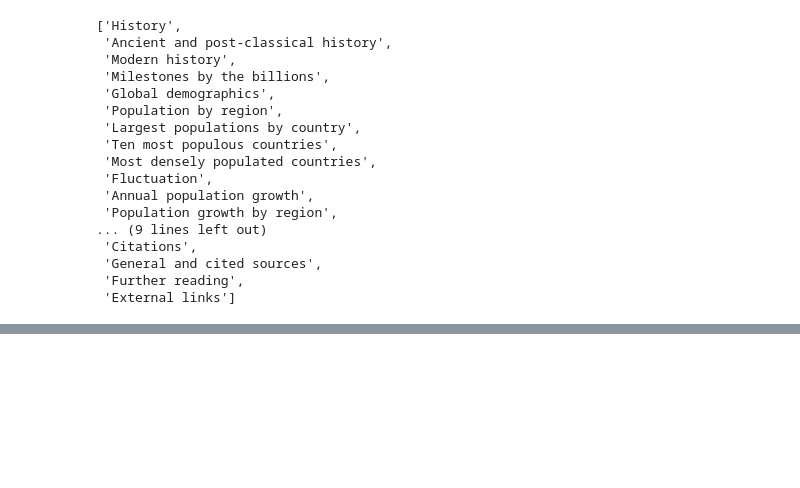
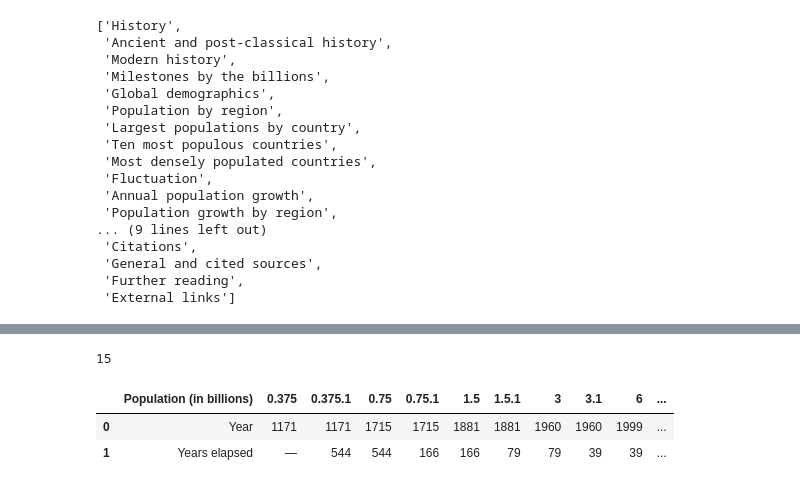
Before and after one commit to PoojaMau/Advance-Python, a Jupyter notebook: Web Scraping.ipynb/Project 1.ipynb, the cells around one changed output, grey strips where cells are left out. Drawn from its saved outputs; the diff is of its cells as text; code cells hidden in the pictures; blank space fills up the shorter version.

```diff
--- a/Web Scraping.ipynb/Project 1.ipynb
+++ b/Web Scraping.ipynb/Project 1.ipynb
@@ -162,0 +432,10 @@ heading_text
+# %%
+len(tables)
+# %% [output]
+15
+# %%
+tables[-1]
+# %% [output]
+|  | Population (in billions) | 0.375 | 0.375.1 | 0.75 | 0.75.1 | 1.5 | 1.5.1 | 3 | 3.1 | 6 | ... |
+| 0 | Year | 1171 | 1171 | 1715 | 1715 | 1881 | 1881 | 1960 | 1960 | 1999 | ... |
+| 1 | Years elapsed | — | 544 | 544 | 166 | 166 | 79 | 79 | 39 | 39 | ... |
```
Also changed, not shown: parts of 41 cells of this notebook.
